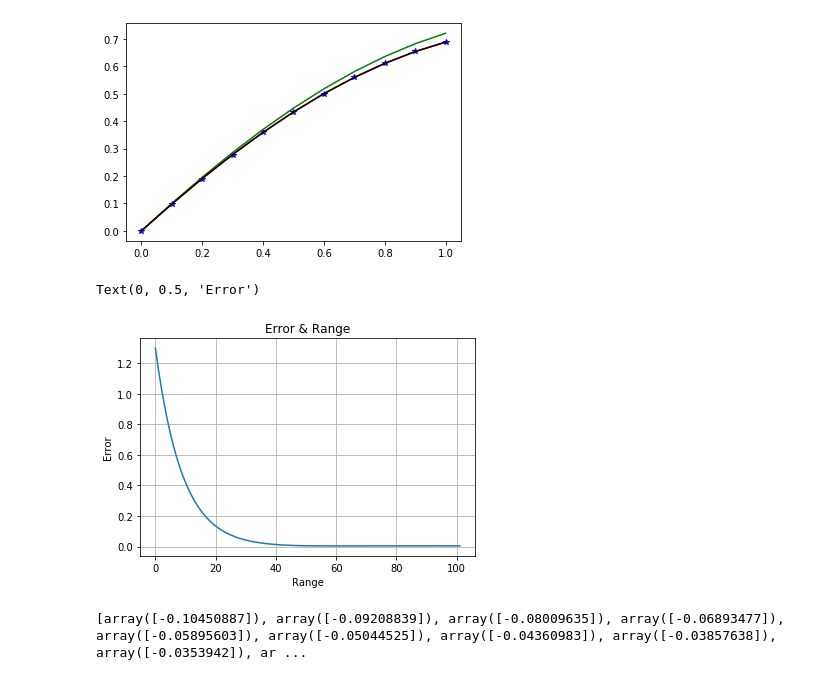
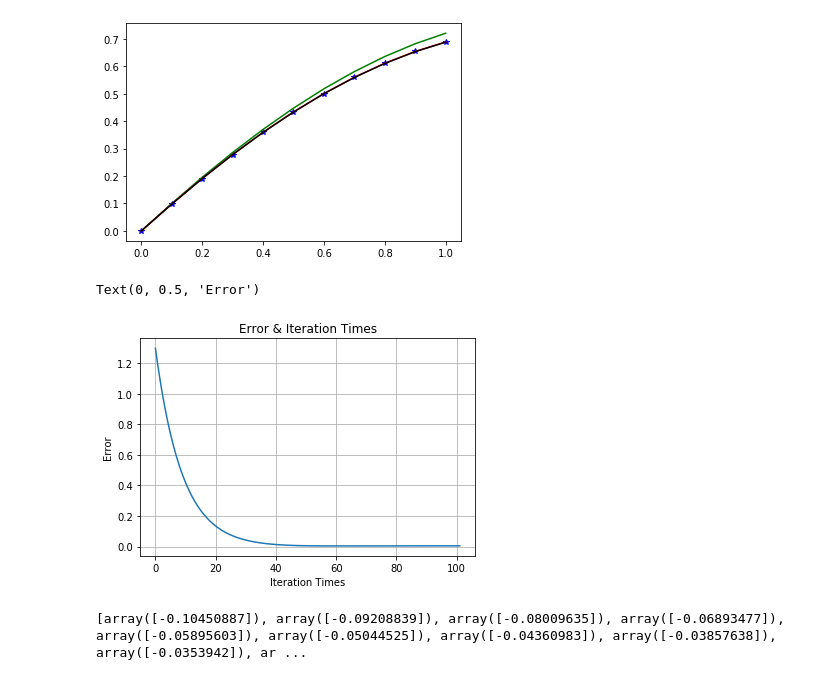
Before and after one commit to KyungRyeolBaek/ODE, a Jupyter notebook: ODE_220416/ODEerror error_graph_Third.ipynb, the cells around one changed output. Saved outputs shown, nothing was run; the diff lists cells and outputs as text; code cells hidden in the pictures.

```diff
--- a/ODE_220416/ODEerror error_graph_Third.ipynb
+++ b/ODE_220416/ODEerror error_graph_Third.ipynb
@@ -137,14 +137,14 @@ while len(data['best_res_time']) != samples:
 # %%
 x = [x[0] for x in data['error_graph']]
 y = [y[1] for y in data['error_graph']]
 plt.plot(x, y)
-plt.title('Error & Range')
+plt.title('Error & Iteration Times')
 plt.grid(b = True)
-plt.xlabel('Range')
+plt.xlabel('Iteration Times')
 plt.ylabel('Error')
 # %% [output]
 Text(0, 0.5, 'Error')
-[figure, old version]
+[figure, new version]
 # %%
 # tf.print(loss_function(W, x_space,psy_fd))
 res =  psy_fd + [xi**(n+1)*neural_network(W, xi)[0][0] for xi in x_space]
```
Also changed, not shown: parts of 1 cell of this notebook, 18 other files.
